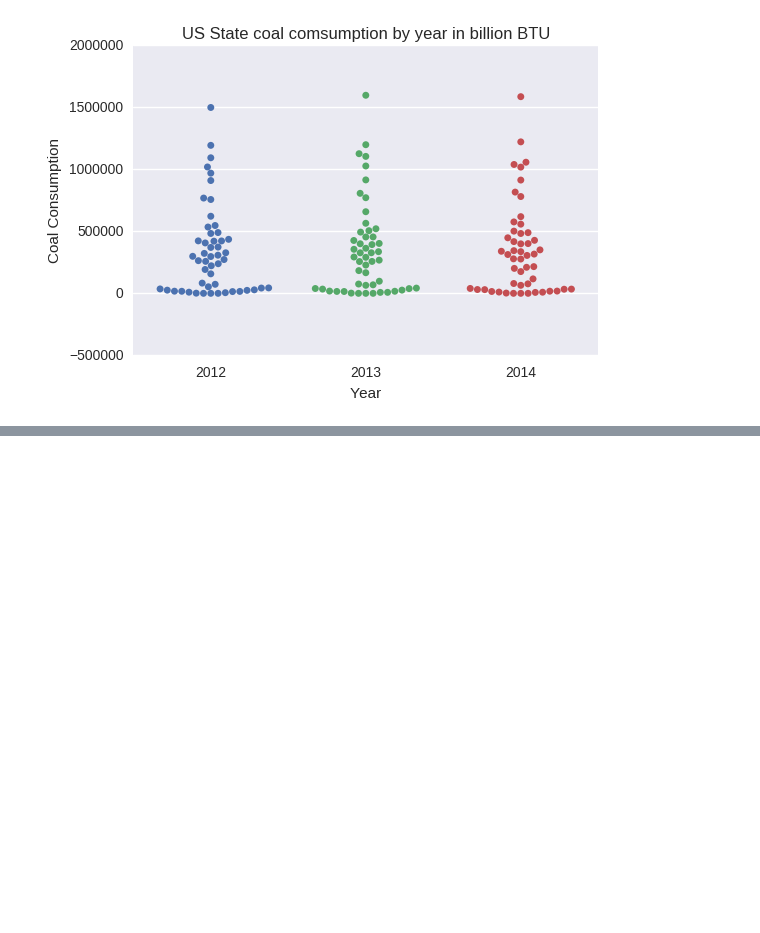
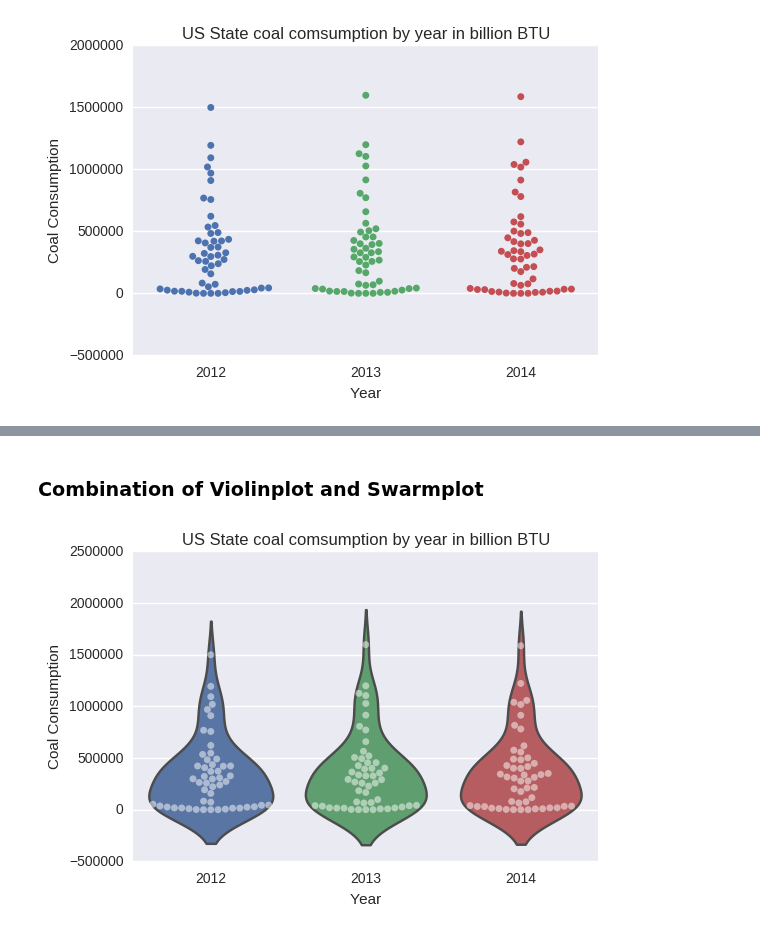
Before and after one commit to 315iah515/Thinkful-Notebooks, a Jupyter notebook: Bootcamp/Drill_PresentSameDataMultipleWays.ipynb, the cells around one changed output, grey strips where cells are left out. Drawn from its saved outputs; the diff is of its cells as text; code cells hidden in the pictures; blank space fills up the shorter version.

```diff
--- a/Bootcamp/Drill_PresentSameDataMultipleWays.ipynb
+++ b/Bootcamp/Drill_PresentSameDataMultipleWays.ipynb
@@ -167,0 +184,9 @@ plt.show()
+# %% [markdown]
+### Combination of Violinplot and Swarmplot
+# %%
+sns.violinplot(x="Year", y="Coal Consumption", data=AllYearsCoalC_df, inner=None)
+sns.swarmplot(x="Year", y="Coal Consumption", data=AllYearsCoalC_df, color="w", alpha=.5);
+sns.plt.title('US State coal comsumption by year in billion BTU')
+plt.show()
+# %% [output]
+[figure, added]
```
Also changed, not shown: parts of 14 cells of this notebook.
